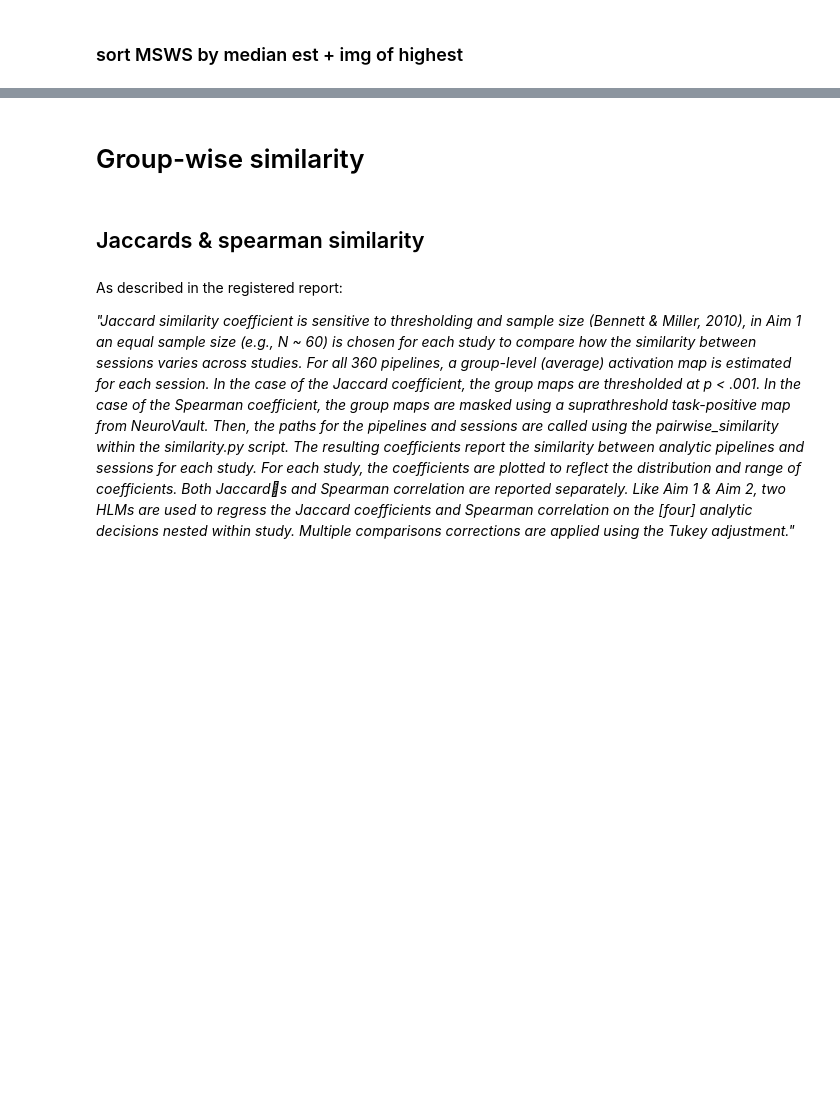
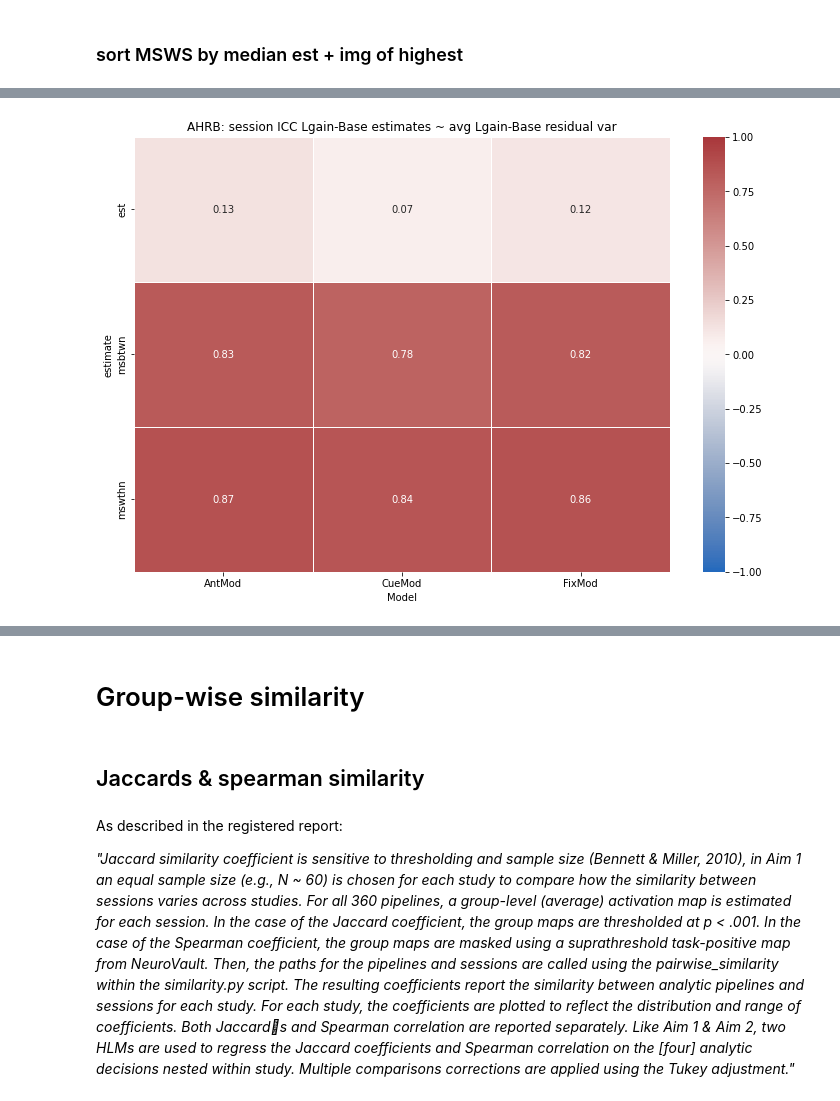
Before and after one commit to demidenm/Multiverse_Reliability, a Jupyter notebook: Stage2_Code/sherlock_run-analyses.ipynb, the cells around one changed output, grey strips where cells are left out. Cells and saved outputs as stored; diff of their text form; code cells hidden in the pictures; blank space fills up the shorter version.

```diff
--- a/Stage2_Code/sherlock_run-analyses.ipynb
+++ b/Stage2_Code/sherlock_run-analyses.ipynb
@@ -373,0 +442,39 @@ plot_dist_imgs(supra_imgs=ws_supra_imgs, sub_imgs=ws_sub_imgs, img_index=ws_img,
+# %%
+mod_names = ["AntMod","FixMod","CueMod"]
+con_names = ['Lgain-Neut','Lgain-Base','Sgain-Neut','Sgain-Base']
+est_names = ['est', 'msbtwn', 'mswthn']
+ses = 'ses-1'
+
+rho_list = []
+for est in est_names:
+    for mod in mod_names:
+        for con in con_names:
+            est_maps=glob(f'{out_dir}/icc_mods/session/wilson-supra/*contrast-{con}_mask-mni152_mot-opt1_mod-AntMod_{fwhm}_*stat-{est}.nii.gz')
+            mod_img = f'{ses_out}/subs-{n}_task-{task}_contrast-{con}_mask-mni152_mot-opt1_mod-{mod}_{fwhm}_stat-residvar.nii.gz'
+            grp_img = f'{ses1_out}/subs-{n}_{ses}_task-{task}_type-session_contrast-{con}_mask-mni152_mot-opt1_mod-{mod}_{fwhm}_stat-cohensd.nii.gz'
+            rho_icc = similarity.image_similarity(imgfile1=est_maps[0], imgfile2=mod_img, mask=mask_supra, similarity_type = 'spearman')
+            rho_icccohens = similarity.image_similarity(imgfile1=est_maps[0], imgfile2=grp_img, mask=mask_supra, similarity_type = 'spearman')
+            rho_residcohens = similarity.image_similarity(imgfile1=mod_img, imgfile2=grp_img, mask=mask_supra, similarity_type = 'spearman')
+            rho_list.append({
+                'Model': mod,
+                'Contrast': con,
+                'estimate': est,
+                'icc_rho': rho_icc,
+                'cohensicc_rho': rho_icccohens,
+                'coehnsresid_rho': rho_residcohens
+
+            })
+# %%
+contrast = "Lgain-Base"
+vmin = -1
+vmax = 1
+
+rho_df = pd.DataFrame(rho_list)
+heatmap_rho = rho_df[rho_df["Contrast"] == contrast].pivot_table(index='estimate',
+                                                                     columns=['Model'], values='icc_rho')
+plt.figure(figsize=(12, 8))
+sns.heatmap(heatmap_rho, annot=True, cmap='vlag', linewidths=.5, fmt=".2f", vmin=vmin, vmax=vmax)
+plt.title(f'{sample}: session ICC {contrast} estimates ~ avg {contrast} residual var')
+plt.show()
+# %% [output]
+[figure, added]
```
Also changed, not shown: parts of 28 cells of this notebook.
